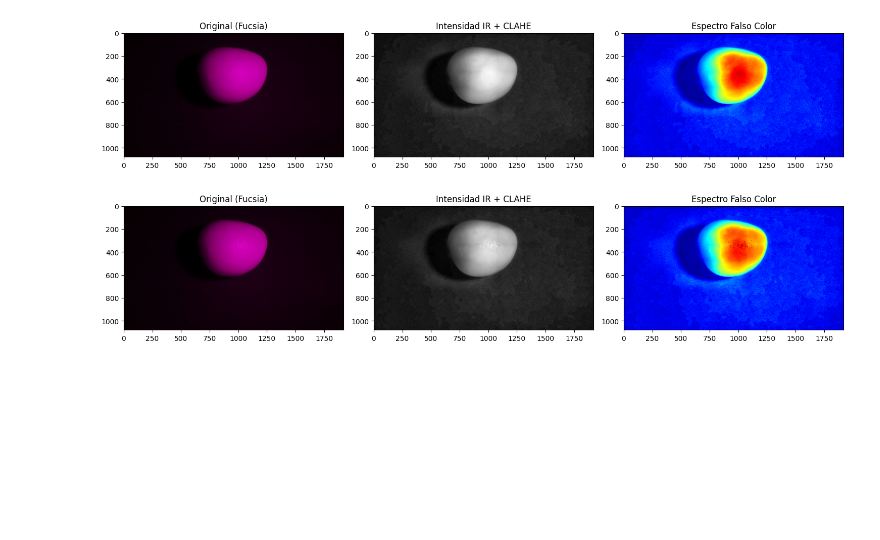
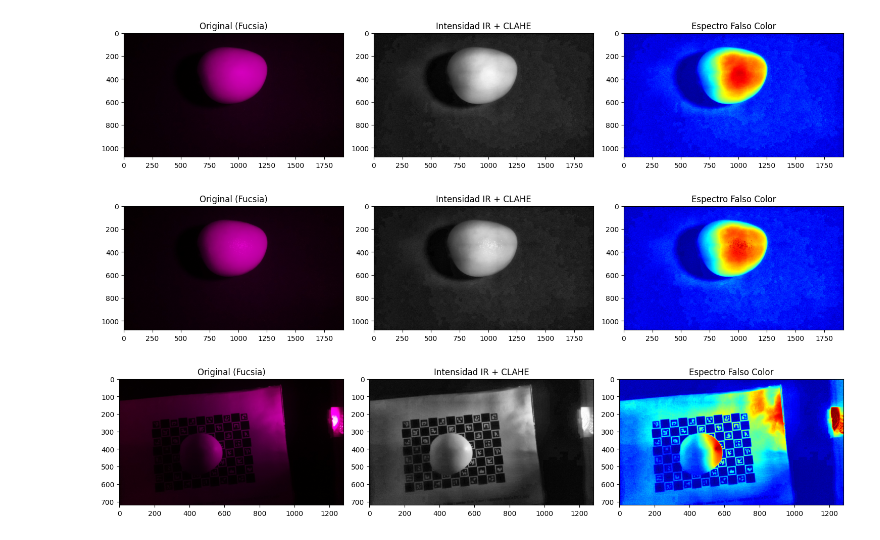
Before and after one commit to gabrielWYP/MCP_Agent, a Jupyter notebook: notebooks/prueba_nir.ipynb, the cells around one changed output. Drawn from its saved outputs; the diff is of its cells as text; code cells hidden in the pictures; blank space fills up the shorter version.

```diff
--- a/notebooks/prueba_nir.ipynb
+++ b/notebooks/prueba_nir.ipynb
@@ -19,30 +19,32 @@ def revelar_dano_nir(ruta_imagen):
 
     # 4. Mapa de Falso Color (Heatmap)
     # Transforma los grises en colores térmicos para que el ojo humano lo vea mejor.
     # El tejido dañado absorberá la luz IR (se verá azul/oscuro), el sano la refleja (rojo/amarillo).
     nir_pseudocolor = cv2.applyColorMap(nir_mejorado, cv2.COLORMAP_JET)
 
     # Visualizar
     plt.figure(figsize=(15, 5))
 
     plt.subplot(1, 3, 1)
     plt.title("Original (Fucsia)")
     plt.imshow(cv2.cvtColor(img_nir, cv2.COLOR_BGR2RGB))
 
     plt.subplot(1, 3, 2)
     plt.title("Intensidad IR + CLAHE")
     plt.imshow(nir_mejorado, cmap='gray')
 
     plt.subplot(1, 3, 3)
     plt.title("Espectro Falso Color")
     plt.imshow(cv2.cvtColor(nir_pseudocolor, cv2.COLOR_BGR2RGB))
 
     plt.tight_layout()
     plt.show()
 
 # Pruébalo con tu foto
 revelar_dano_nir('images/nir_2_mango.jpg')
 revelar_dano_nir('images/nir_3_mango.jpg')
+revelar_dano_nir('images/nir_4_mango.jpg')
 # %% [output]
 [figure]
 [figure]
+[figure, added]
```
Also changed, not shown: 4 other files.
